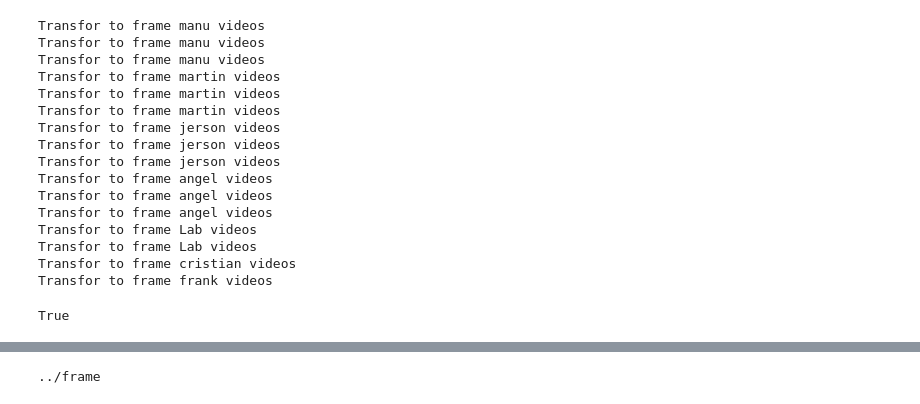
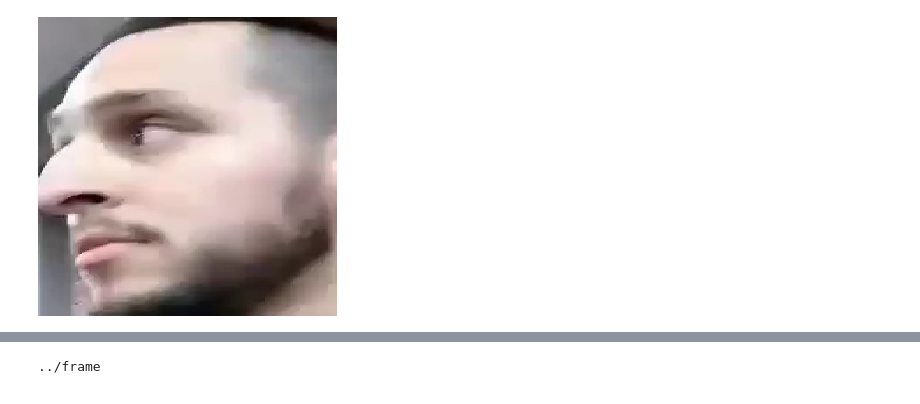
Before and after one commit to MartinEliasQ/cactus, a Jupyter notebook: notebooks/Pruebas.ipynb, the cells around one changed output, grey strips where cells are left out. Saved outputs shown, nothing was run; the diff lists cells and outputs as text; code cells hidden in the pictures.

```diff
--- a/notebooks/Pruebas.ipynb
+++ b/notebooks/Pruebas.ipynb
@@ -42,20 +44,4 @@ from cactus.processing.video import to_frames, folder_to_frames
-# %%
-folder_to_frames("../videos/", "../framess")
-# %% [output]
-Transfor to frame manu videos
-Transfor to frame manu videos
-Transfor to frame manu videos
-Transfor to frame martin videos
-Transfor to frame martin videos
-Transfor to frame martin videos
-Transfor to frame jerson videos
-Transfor to frame jerson videos
-Transfor to frame jerson videos
-Transfor to frame angel videos
-Transfor to frame angel videos
-Transfor to frame angel videos
-Transfor to frame Lab videos
-Transfor to frame Lab videos
-Transfor to frame cristian videos
-Transfor to frame frank videos
-True
+# %%
+crop_Image_rect("../framess/jerson/2019-06-18 16:26:15.343584.jpg",[ 43, 188, 213, 425],(299, 299))
+# %% [output]
+[figure, added]
```
Also changed, not shown: parts of 9 cells of this notebook, 2 other files.
